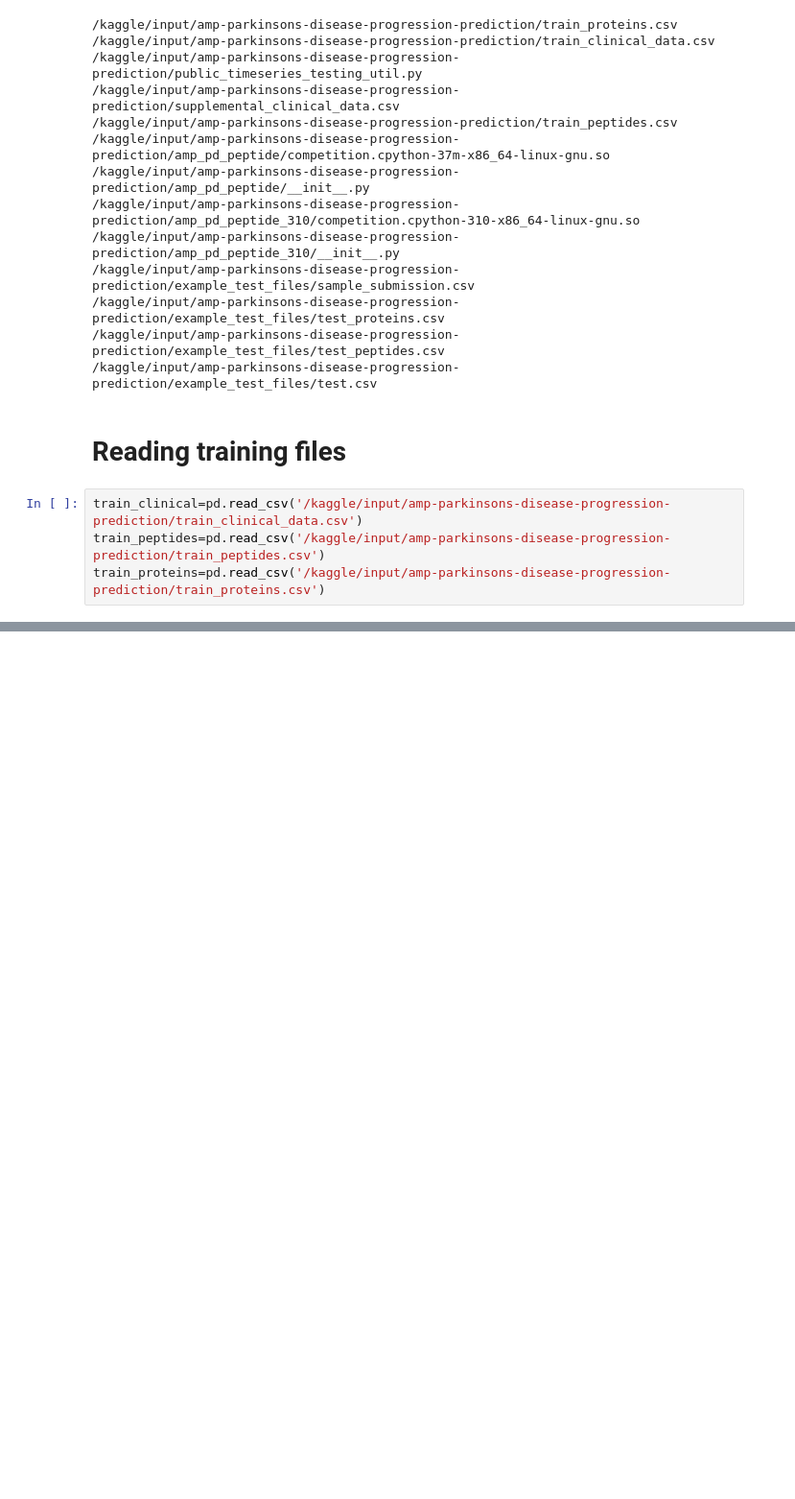
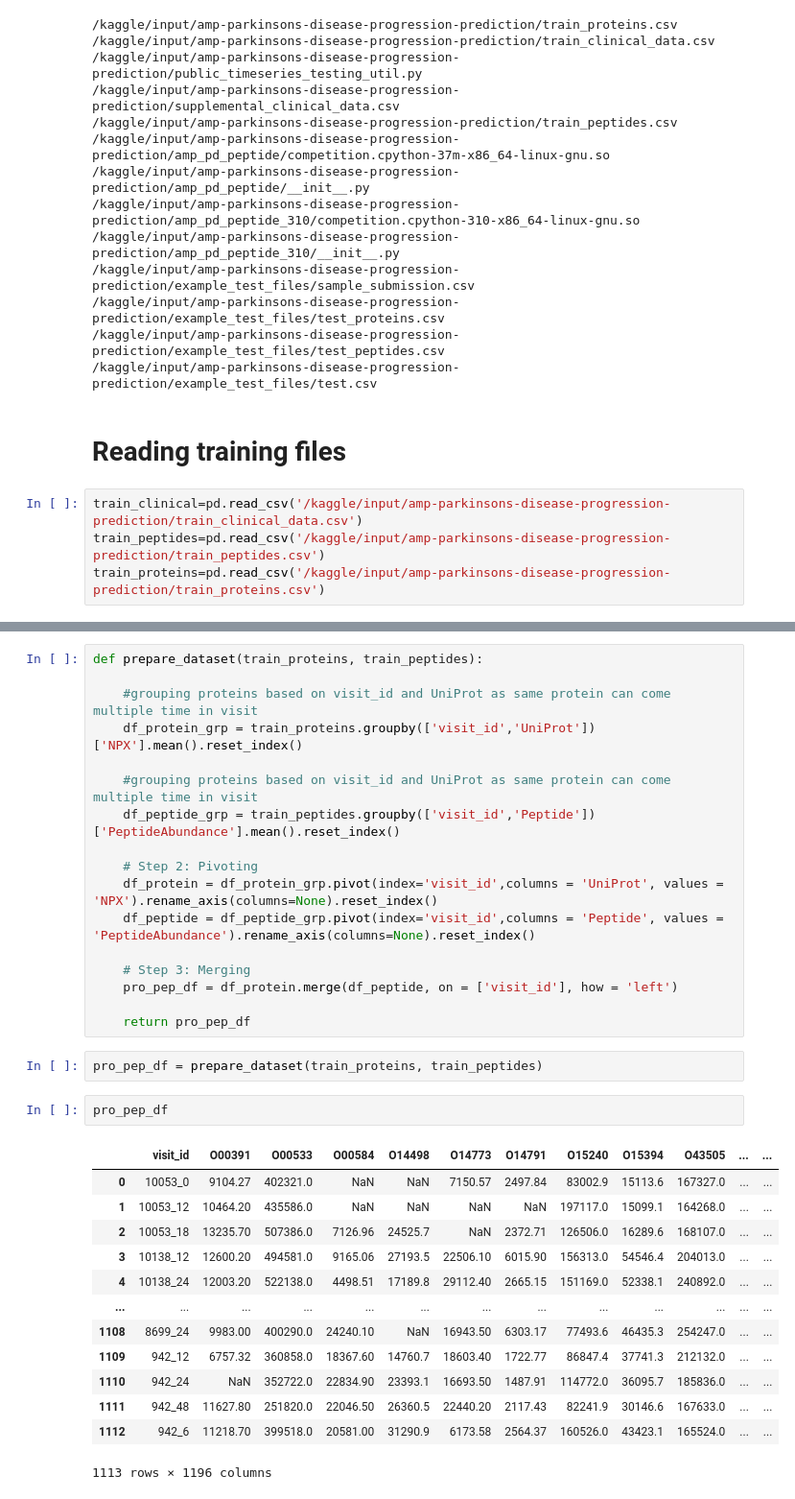
Before and after one commit to jaytonde/AMP--Parkinson-s-Disease-Progression-Prediction, a Jupyter notebook: pd-jdt.ipynb, the cells around one changed output, grey strips where cells are left out. Shown: that part at 96% size. Cells and saved outputs as stored; diff of their text form; blank space fills up the shorter version.

```diff
--- a/pd-jdt.ipynb
+++ b/pd-jdt.ipynb
@@ -85,0 +72,35 @@ dtype: int64
+# %%
+def prepare_dataset(train_proteins, train_peptides):
+
+    #grouping proteins based on visit_id and UniProt as same protein can come multiple time in visit
+    df_protein_grp = train_proteins.groupby(['visit_id','UniProt'])['NPX'].mean().reset_index()
+
+    #grouping proteins based on visit_id and UniProt as same protein can come multiple time in visit
+    df_peptide_grp = train_peptides.groupby(['visit_id','Peptide'])['PeptideAbundance'].mean().reset_index()
+
+    # Step 2: Pivoting
+    df_protein = df_protein_grp.pivot(index='visit_id',columns = 'UniProt', values = 'NPX').rename_axis(columns=None).reset_index()
+    df_peptide = df_peptide_grp.pivot(index='visit_id',columns = 'Peptide', values = 'PeptideAbundance').rename_axis(columns=None).reset_index()
+
+    # Step 3: Merging
+    pro_pep_df = df_protein.merge(df_peptide, on = ['visit_id'], how = 'left')
+
+    return pro_pep_df
+# %%
+pro_pep_df = prepare_dataset(train_proteins, train_peptides)
+# %%
+pro_pep_df
+# %% [output]
+|  | visit_id | O00391 | O00533 | O00584 | O14498 | O14773 | O14791 | O15240 | O15394 | O43505 | ... | ... |
+| 0 | 10053_0 | 9104.27 | 402321.0 | NaN | NaN | 7150.57 | 2497.84 | 83002.9 | 15113.6 | 167327.0 | ... | ... |
+| 1 | 10053_12 | 10464.20 | 435586.0 | NaN | NaN | NaN | NaN | 197117.0 | 15099.1 | 164268.0 | ... | ... |
+| 2 | 10053_18 | 13235.70 | 507386.0 | 7126.96 | 24525.7 | NaN | 2372.71 | 126506.0 | 16289.6 | 168107.0 | ... | ... |
+| 3 | 10138_12 | 12600.20 | 494581.0 | 9165.06 | 27193.5 | 22506.10 | 6015.90 | 156313.0 | 54546.4 | 204013.0 | ... | ... |
+| 4 | 10138_24 | 12003.20 | 522138.0 | 4498.51 | 17189.8 | 29112.40 | 2665.15 | 151169.0 | 52338.1 | 240892.0 | ... | ... |
+| ... | ... | ... | ... | ... | ... | ... | ... | ... | ... | ... | ... | ... |
+| 1108 | 8699_24 | 9983.00 | 400290.0 | 24240.10 | NaN | 16943.50 | 6303.17 | 77493.6 | 46435.3 | 254247.0 | ... | ... |
+| 1109 | 942_12 | 6757.32 | 360858.0 | 18367.60 | 14760.7 | 18603.40 | 1722.77 | 86847.4 | 37741.3 | 212132.0 | ... | ... |
+| 1110 | 942_24 | NaN | 352722.0 | 22834.90 | 23393.1 | 16693.50 | 1487.91 | 114772.0 | 36095.7 | 185836.0 | ... | ... |
+| 1111 | 942_48 | 11627.80 | 251820.0 | 22046.50 | 26360.5 | 22440.20 | 2117.43 | 82241.9 | 30146.6 | 167633.0 | ... | ... |
+| 1112 | 942_6 | 11218.70 | 399518.0 | 20581.00 | 31290.9 | 6173.58 | 2564.37 | 160526.0 | 43423.1 | 165524.0 | ... | ... |
+1113 rows × 1196 columns
```
Also changed, not shown: parts of 10 cells of this notebook.
